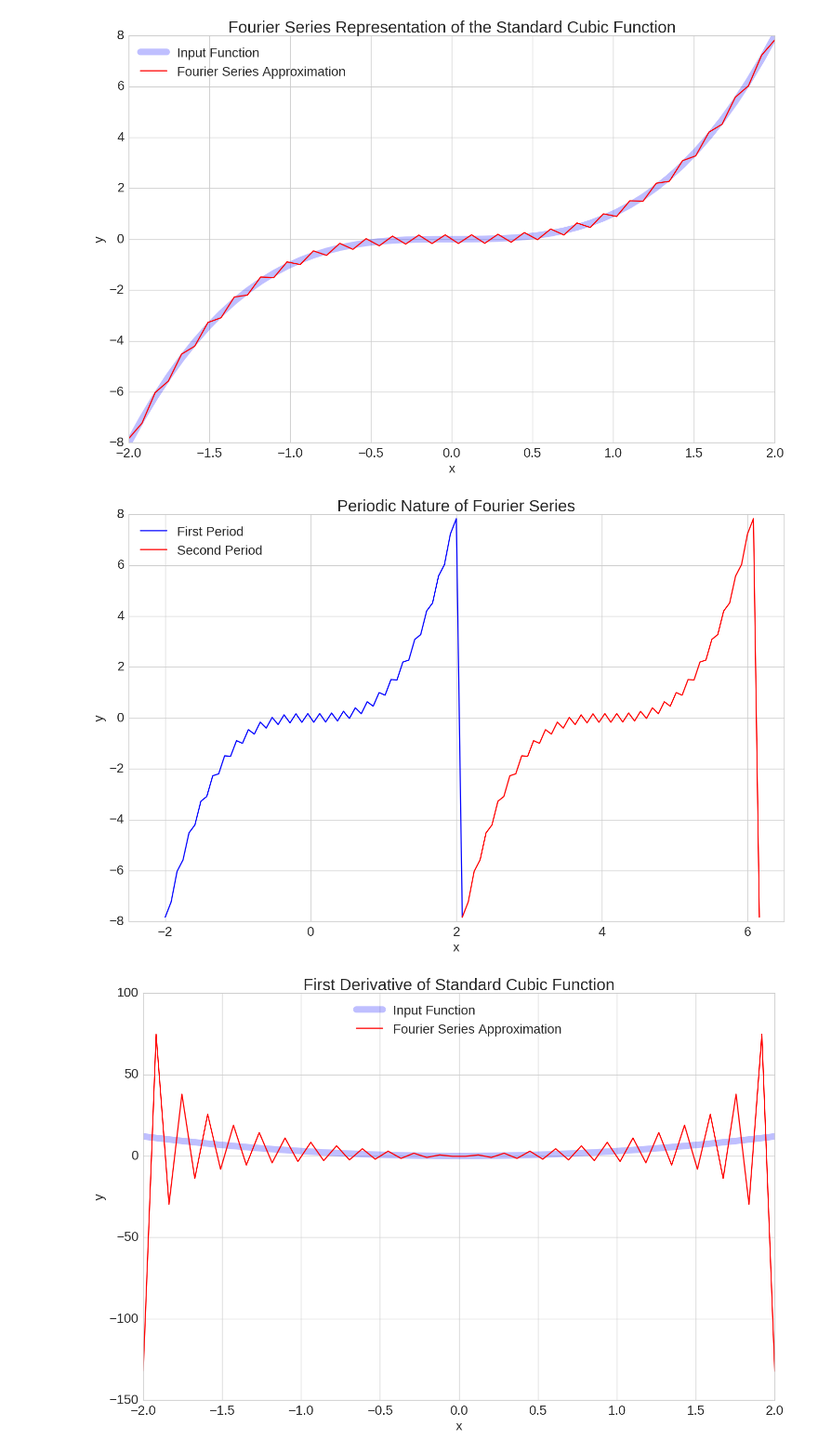
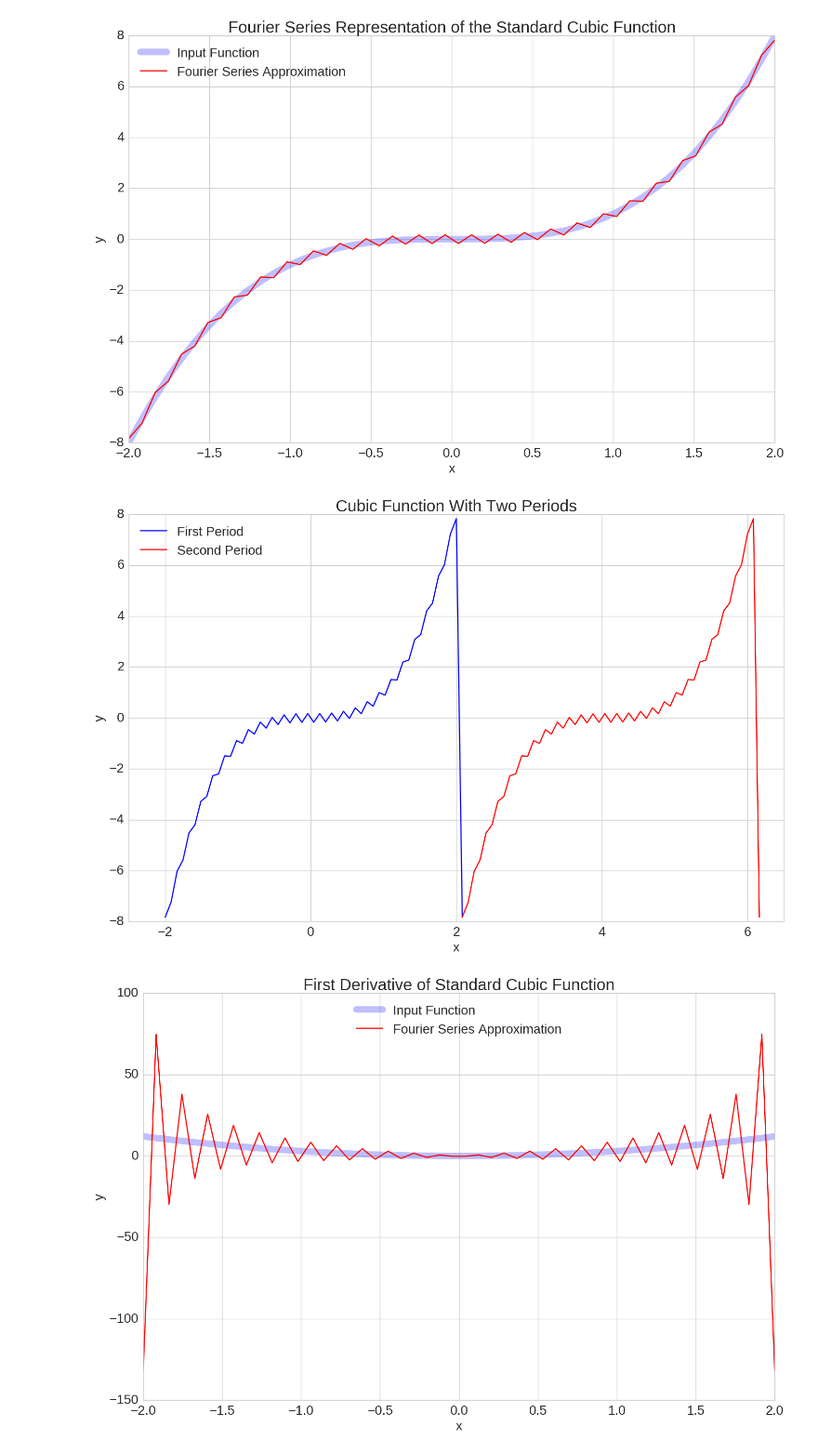
Before and after one commit to jbhersch/fast_fourier_series, a Jupyter notebook: cubic.ipynb, the cells around one changed output. Shown: that part at 93% size. Saved outputs shown, nothing was run; the diff lists cells and outputs as text; code cells hidden in the pictures.

```diff
--- a/cubic.ipynb
+++ b/cubic.ipynb
@@ -37,24 +37,23 @@ plt.show()
 # %%
 xx = np.hstack((x, fs.xb + fs.h))
 
 
 plt.figure(figsize=(15,10))
 plt.plot(xx,fs.evaluate(xx),'b', label="First Period")
 plt.plot(xx + fs.L,fs.evaluate(xx + fs.L),'r', label="Second Period")
-plt.title("Periodic Nature of Fourier Series", fontsize=25)
+plt.title("Cubic Function With Two Periods", fontsize=25)
 plt.xlabel('x', fontsize=20)
 plt.xticks(fontsize=20)
 plt.xlim((-2.5,6.5))
 plt.ylabel('y', fontsize=20)
 plt.yticks(fontsize=20)
 plt.legend(loc = 'upper left', prop={'size':20})
 
 plt.tight_layout()
-if save_plots:
-    plt.savefig('images/cubic_two_periods.png')
+# plt.savefig('images/cubic/cubic_two_periods.png')
 plt.show()
 # %% [output]
-[figure, old version]
+[figure, new version]
 # %%
 plt.figure(figsize=(15,10))
 plt.plot(x,d1_y,'b',linewidth=10, alpha = 0.25, label = 'Input Function')
```
Also changed, not shown: parts of 5 cells of this notebook, 9 other files.
